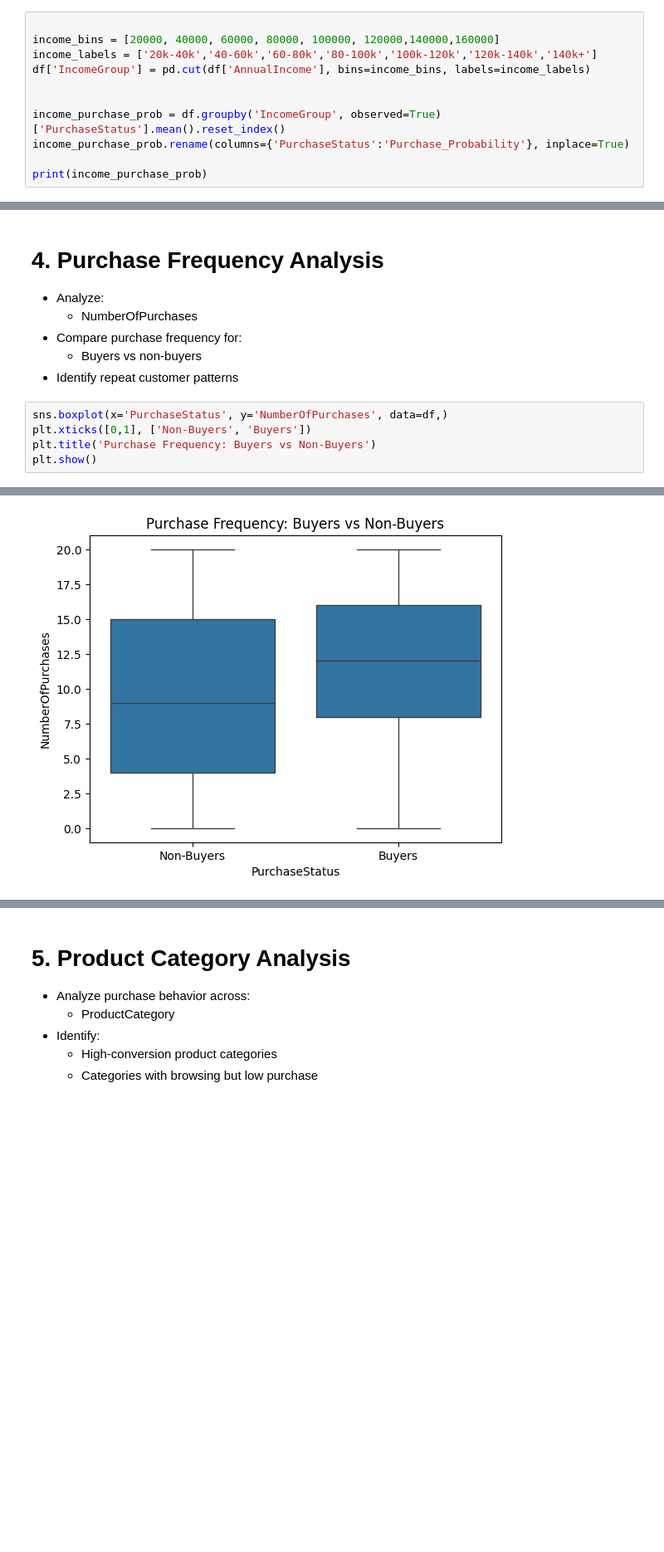
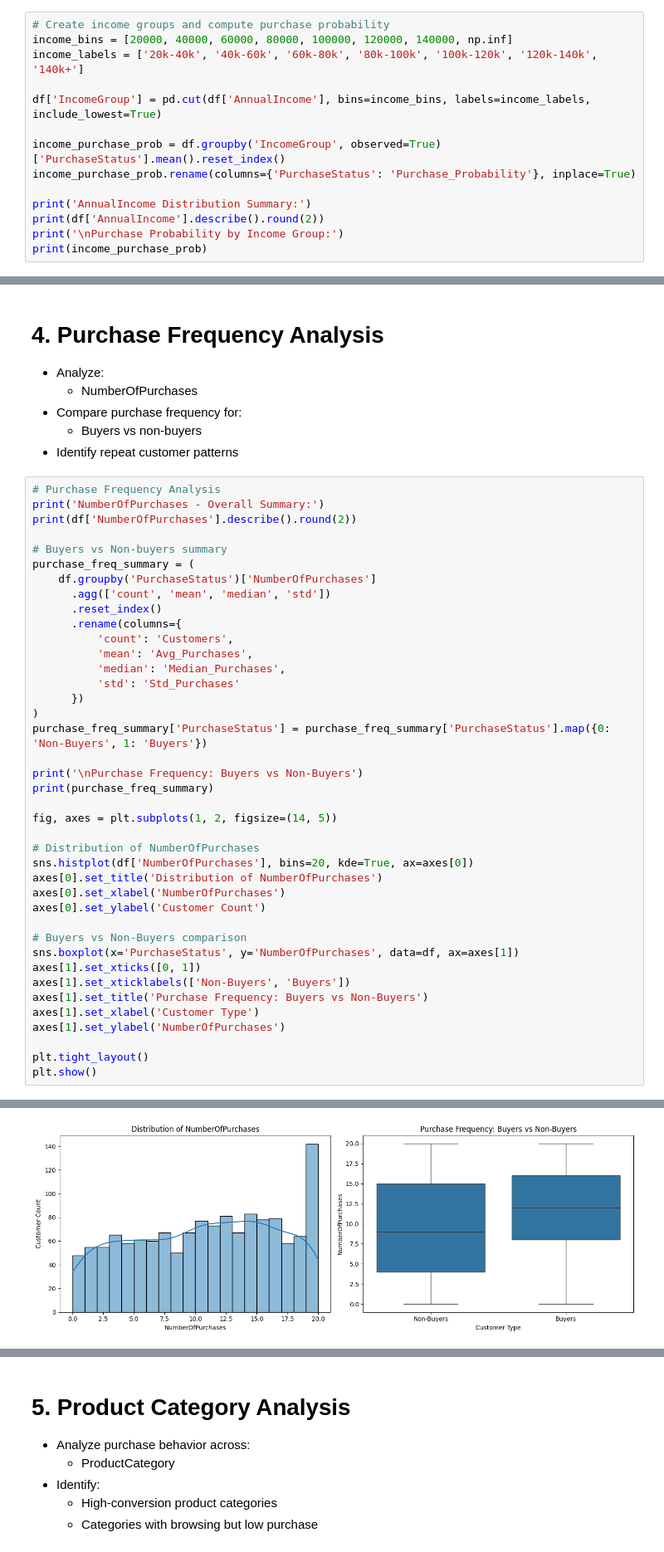
Before and after one commit to pralad-parajuli/customer-purchase-behavior, a Jupyter notebook: Purchase.ipynb, the cells around one changed output, grey strips where cells are left out. Shown at 83% size. Saved outputs shown, nothing was run; the diff lists cells and outputs as text; blank space fills up the shorter version.

```diff
--- a/Purchase.ipynb
+++ b/Purchase.ipynb
@@ -476,14 +476,17 @@ plt.show()
    - Number of purchases
  - Identify income thresholds influencing purchasing decisions
 # %%
+# Create income groups and compute purchase probability
+income_bins = [20000, 40000, 60000, 80000, 100000, 120000, 140000, np.inf]
+income_labels = ['20k-40k', '40k-60k', '60k-80k', '80k-100k', '100k-120k', '120k-140k', '140k+']
 
-income_bins = [20000, 40000, 60000, 80000, 100000, 120000,140000,160000]
-income_labels = ['20k-40k','40-60k','60-80k','80-100k','100k-120k','120k-140k','140k+']
-df['IncomeGroup'] = pd.cut(df['AnnualIncome'], bins=income_bins, labels=income_labels)
-
+df['IncomeGroup'] = pd.cut(df['AnnualIncome'], bins=income_bins, labels=income_labels, include_lowest=True)
 
 income_purchase_prob = df.groupby('IncomeGroup', observed=True)['PurchaseStatus'].mean().reset_index()
-income_purchase_prob.rename(columns={'PurchaseStatus':'Purchase_Probability'}, inplace=True)
+income_purchase_prob.rename(columns={'PurchaseStatus': 'Purchase_Probability'}, inplace=True)
 
+print('AnnualIncome Distribution Summary:')
+print(df['AnnualIncome'].describe().round(2))
+print('\nPurchase Probability by Income Group:')
 print(income_purchase_prob)
 # %% [output]
@@ -551,8 +577,43 @@ plt.show()
    - Buyers vs non-buyers
  - Identify repeat customer patterns
 # %%
-sns.boxplot(x='PurchaseStatus', y='NumberOfPurchases', data=df,)
-plt.xticks([0,1], ['Non-Buyers', 'Buyers'])
-plt.title('Purchase Frequency: Buyers vs Non-Buyers')
+# Purchase Frequency Analysis
+print('NumberOfPurchases - Overall Summary:')
+print(df['NumberOfPurchases'].describe().round(2))
+
+# Buyers vs Non-buyers summary
+purchase_freq_summary = (
+    df.groupby('PurchaseStatus')['NumberOfPurchases']
+      .agg(['count', 'mean', 'median', 'std'])
+      .reset_index()
+      .rename(columns={
+          'count': 'Customers',
+          'mean': 'Avg_Purchases',
+          'median': 'Median_Purchases',
+          'std': 'Std_Purchases'
+      })
+)
+purchase_freq_summary['PurchaseStatus'] = purchase_freq_summary['PurchaseStatus'].map({0: 'Non-Buyers', 1: 'Buyers'})
+
+print('\nPurchase Frequency: Buyers vs Non-Buyers')
+print(purchase_freq_summary)
+
+fig, axes = plt.subplots(1, 2, figsize=(14, 5))
+
+# Distribution of NumberOfPurchases
+sns.histplot(df['NumberOfPurchases'], bins=20, kde=True, ax=axes[0])
+axes[0].set_title('Distribution of NumberOfPurchases')
+axes[0].set_xlabel('NumberOfPurchases')
+axes[0].set_ylabel('Customer Count')
+
+# Buyers vs Non-Buyers comparison
+sns.boxplot(x='PurchaseStatus', y='NumberOfPurchases', data=df, ax=axes[1])
+axes[1].set_xticks([0, 1])
+axes[1].set_xticklabels(['Non-Buyers', 'Buyers'])
+axes[1].set_title('Purchase Frequency: Buyers vs Non-Buyers')
+axes[1].set_xlabel('Customer Type')
+axes[1].set_ylabel('NumberOfPurchases')
+
+plt.tight_layout()
 plt.show()
 # %% [output]
@@ -559 +635 @@ plt.show()
-[figure, old version]
+[figure, new version]
```
Also changed, not shown: parts of 13 cells of this notebook.
